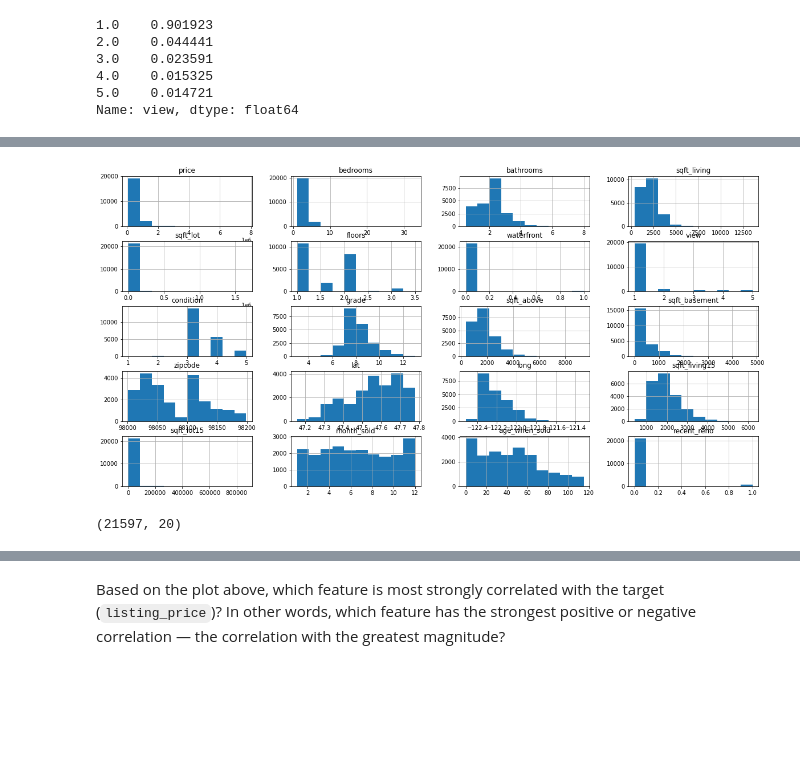
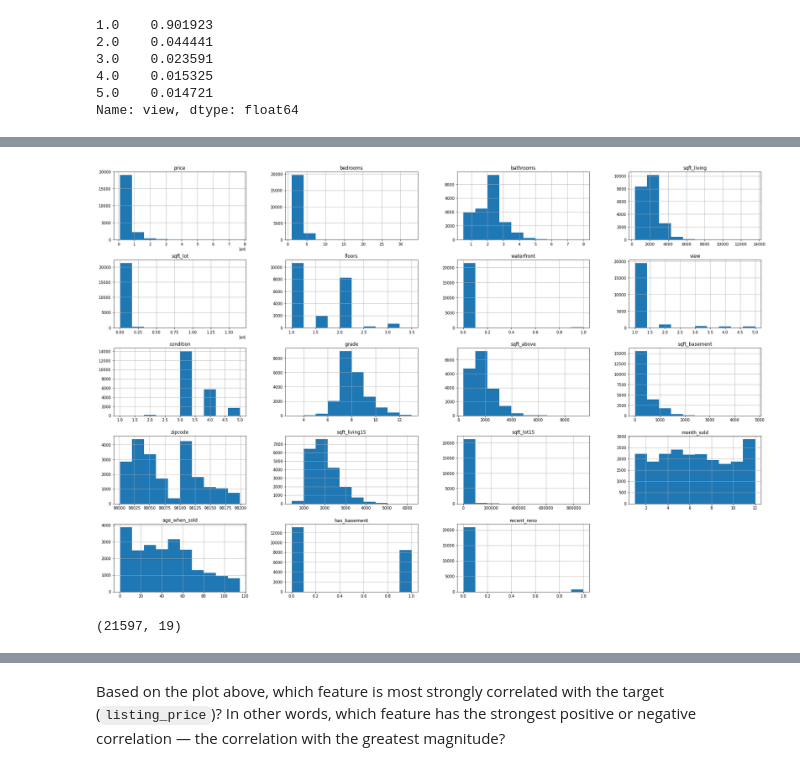
Before and after one commit to vict0rkang/dsc-phase-2-project-v2-3, a Jupyter notebook: index.ipynb, the cells around one changed output, grey strips where cells are left out. Drawn from its saved outputs; the diff is of its cells as text; code cells hidden in the pictures; blank space fills up the shorter version.

```diff
--- a/index.ipynb
+++ b/index.ipynb
@@ -441,0 +445,8 @@ df[['sqft_living','sqft_lot','sqft_above','sqft_basement']].head(10)
+# %%
+def basement(number):
+    if number > 1:
+        return 1
+    else:
+        return 0
+
+df['has_basement']  = df['sqft_basement'].apply(reno)
@@ -787,0 +882,3 @@ memory usage: 3.3 MB
+# %%
+df = df.drop('lat', axis=1)
+df
@@ -787,0 +899,3 @@ memory usage: 3.3 MB
+# %%
+df = df.drop('long', axis=1)
+df
@@ -788,4 +936,4 @@ memory usage: 3.3 MB
 # %%
-df.hist(figsize  = [20, 10]);
+df.hist(figsize  = [30, 20]);
 # %% [output]
-[figure, old version]
+[figure, new version]
@@ -798,7 +948,7 @@ categorical = ['waterfront', 'view', 'condition', 'grade', 'month_sold','recent_
 # %%
 df.shape
 # %% [output]
-(21597, 20)
+(21597, 19)
 # %%
 z = np.abs(stats.zscore(df[numerical+kindaboth]))
 z.head(10)
```
Also changed, not shown: parts of 102 cells of this notebook, 1 other file.
